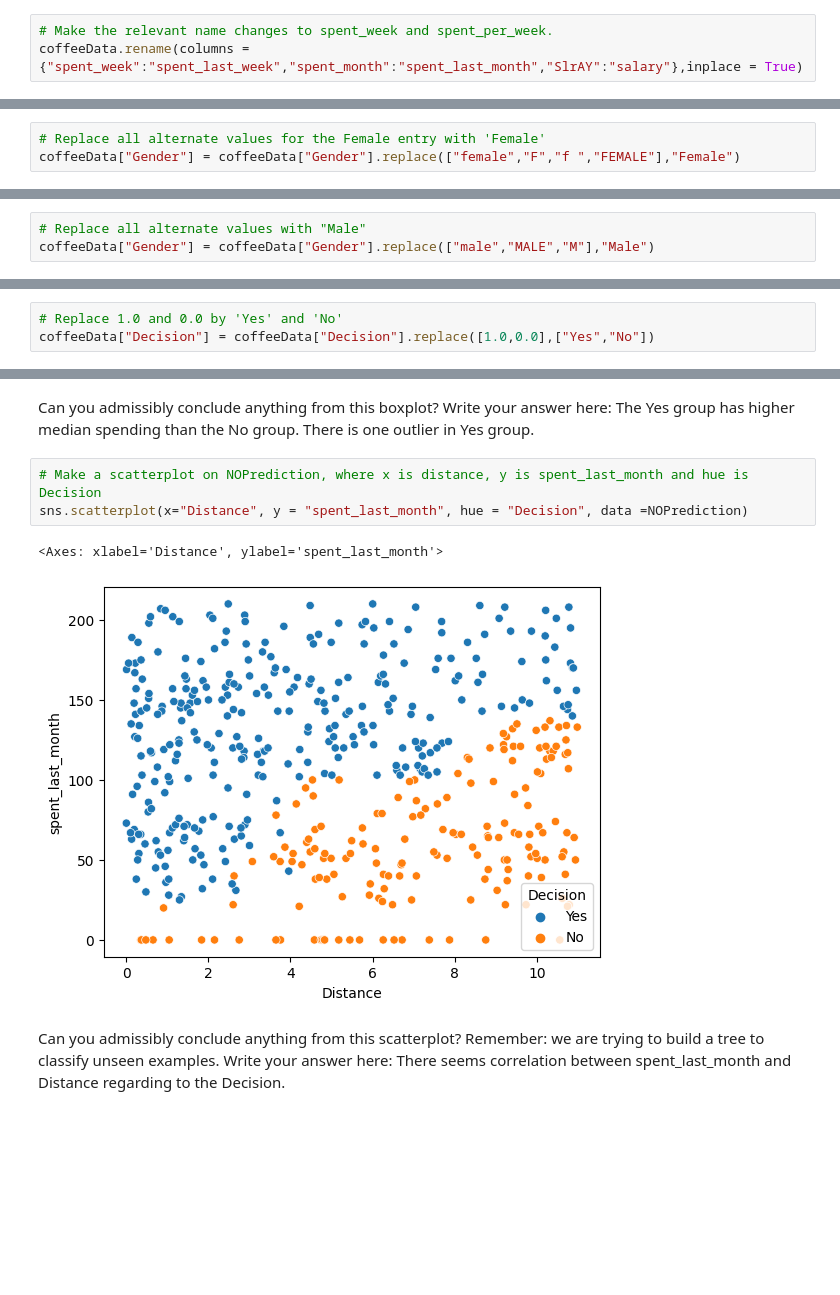
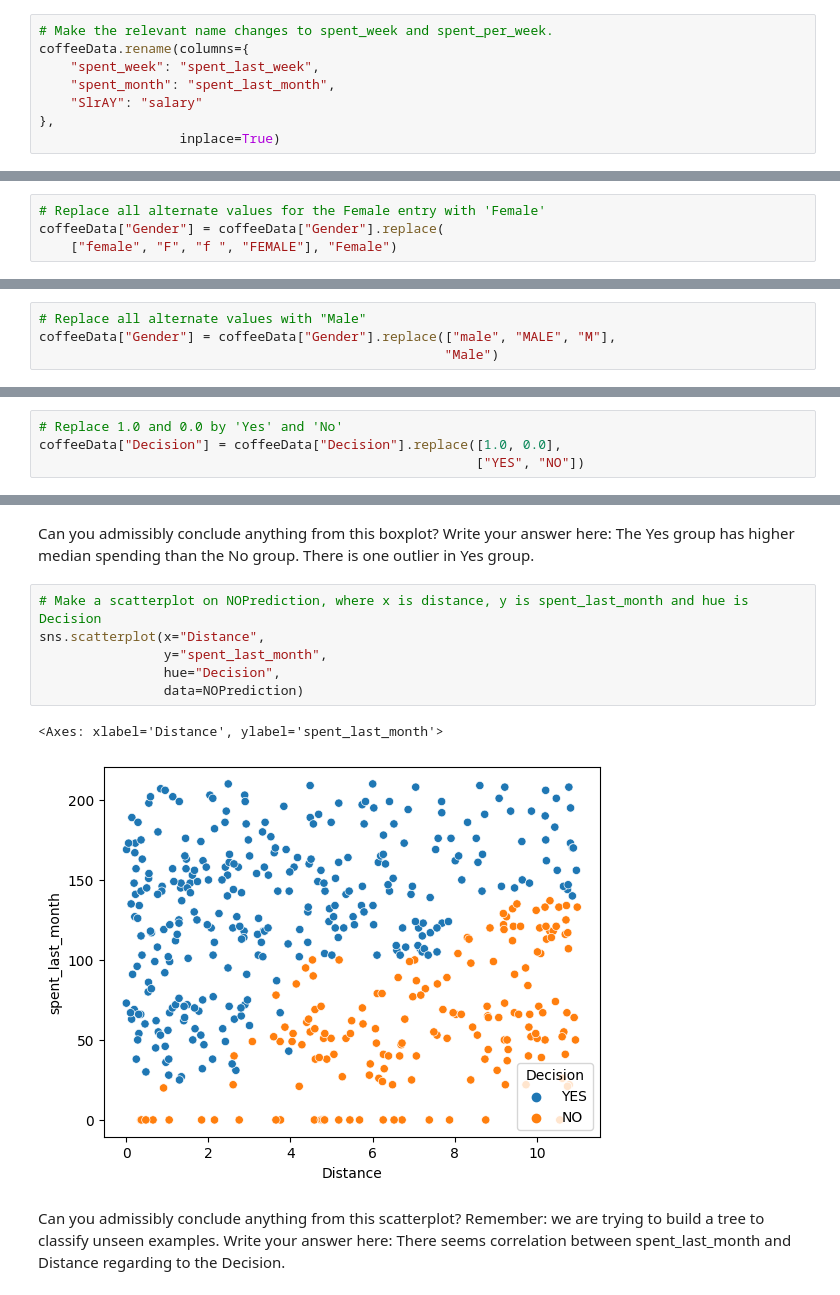
Before and after one commit to Gardenialover/dsc, a Jupyter notebook: unit 25.3 decision tree/1613148038_Springboard_Decision_Tree_Specialty_Coffee_Case_Study_28012021_2_/Springboard Decision Tree Specialty Coffee Case Study - Tier 3.ipynb, the cells around one changed output, grey strips where cells are left out. Saved outputs shown, nothing was run; the diff lists cells and outputs as text; blank space fills up the shorter version.

```diff
--- a/unit 25.3 decision tree/1613148038_Springboard_Decision_Tree_Specialty_Coffee_Case_Study_28012021_2_/Springboard Decision Tree Specialty Coffee Case Study - Tier 3.ipynb
+++ b/unit 25.3 decision tree/1613148038_Springboard_Decision_Tree_Specialty_Coffee_Case_Study_28012021_2_/Springboard Decision Tree Specialty Coffee Case Study - Tier 3.ipynb
@@ -180,7 +177,12 @@ Index(['Age', 'Gender', 'num_coffeeBags_per_year', 'spent_week', 'spent_month',
       dtype='object')
 # %%
 # Make the relevant name changes to spent_week and spent_per_week.
-coffeeData.rename(columns ={"spent_week":"spent_last_week","spent_month":"spent_last_month","SlrAY":"salary"},inplace = True)
+coffeeData.rename(columns={
+    "spent_week": "spent_last_week",
+    "spent_month": "spent_last_month",
+    "SlrAY": "salary"
+},
+                  inplace=True)
 # %%
 # Check out the column names
 coffeeData.columns
@@ -221,7 +223,8 @@ We can see a bunch of inconsistency here.
 Use replace() to make the values of the `gender` column just `Female` and `Male`.
 # %%
 # Replace all alternate values for the Female entry with 'Female'
-coffeeData["Gender"] = coffeeData["Gender"].replace(["female","F","f ","FEMALE"],"Female")
+coffeeData["Gender"] = coffeeData["Gender"].replace(
+    ["female", "F", "f ", "FEMALE"], "Female")
 # %%
 # Check out the unique values for the 'gender' column
 coffeeData["Gender"].unique()
@@ -229,7 +232,8 @@ coffeeData["Gender"].unique()
 array(['Female', 'Male', 'MALE', 'male', 'M'], dtype=object)
 # %%
 # Replace all alternate values with "Male"
-coffeeData["Gender"] = coffeeData["Gender"].replace(["male","MALE","M"],"Male")
+coffeeData["Gender"] = coffeeData["Gender"].replace(["male", "MALE", "M"],
+                                                    "Male")
 # %%
 # Let's check the unique values of the column "gender"
 coffeeData["Gender"].unique()
@@ -244,7 +248,8 @@ array([ 1., nan,  0.])
 We now want to replace `1.0` and `0.0` in the `Decision` column by `YES` and `NO` respectively.
 # %%
 # Replace 1.0 and 0.0 by 'Yes' and 'No'
-coffeeData["Decision"] = coffeeData["Decision"].replace([1.0,0.0],["Yes","No"])
+coffeeData["Decision"] = coffeeData["Decision"].replace([1.0, 0.0],
+                                                        ["YES", "NO"])
 # %%
 # Check that our replacing those values with 'YES' and 'NO' worked, with unique()
 coffeeData["Decision"].unique()
@@ -290,10 +295,13 @@ Can you admissibly conclude anything from this boxplot? Write your answer here:
 The Yes group has higher median spending than the No group. There is one outlier in Yes group.
 # %%
 # Make a scatterplot on NOPrediction, where x is distance, y is spent_last_month and hue is Decision
-sns.scatterplot(x="Distance", y = "spent_last_month", hue = "Decision", data =NOPrediction)
+sns.scatterplot(x="Distance",
+                y="spent_last_month",
+                hue="Decision",
+                data=NOPrediction)
 # %% [output]
 <Axes: xlabel='Distance', ylabel='spent_last_month'>
-[figure, old version]
+[figure, new version]
 # %% [markdown]
 Can you admissibly conclude anything from this scatterplot? Remember: we are trying to build a tree to classify unseen examples. Write your answer here:
 There seems correlation between spent_last_month and Distance regarding to the Decision.
```
Also changed, not shown: parts of 41 cells of this notebook.
